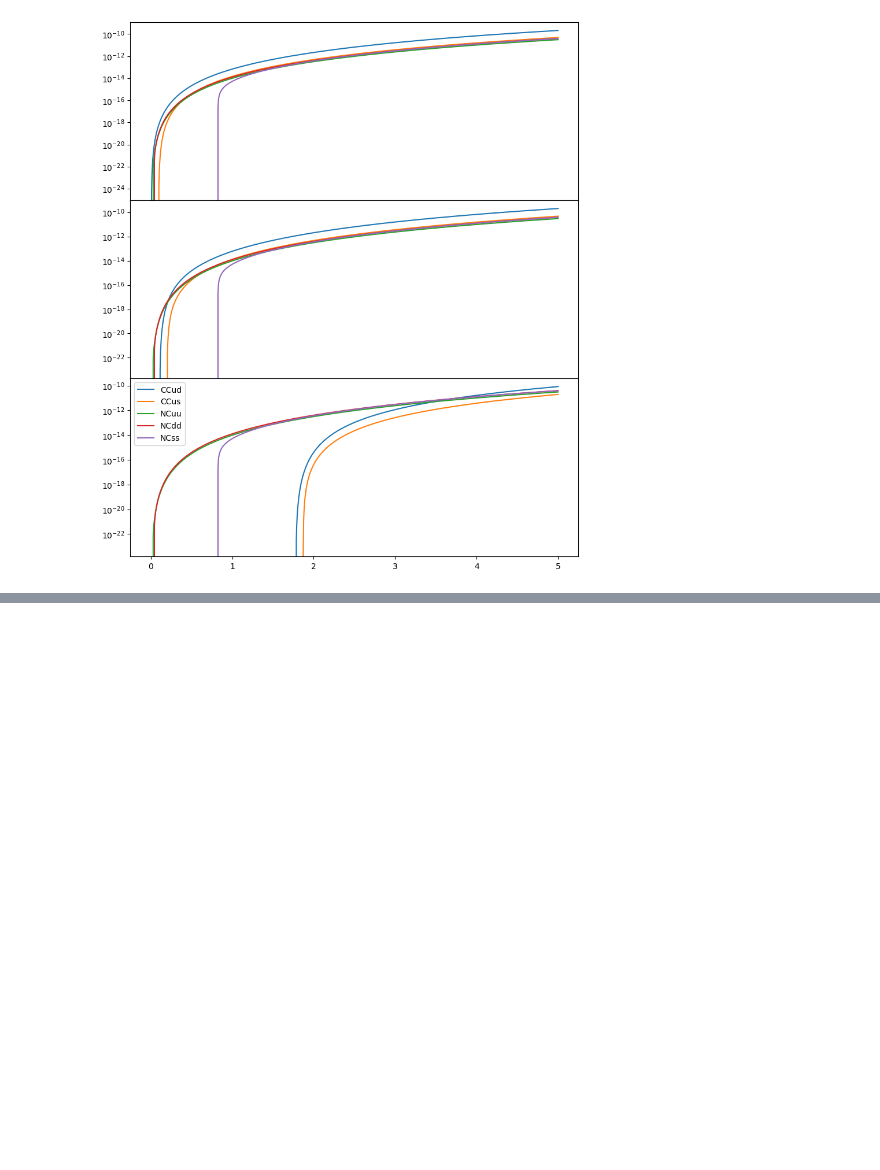
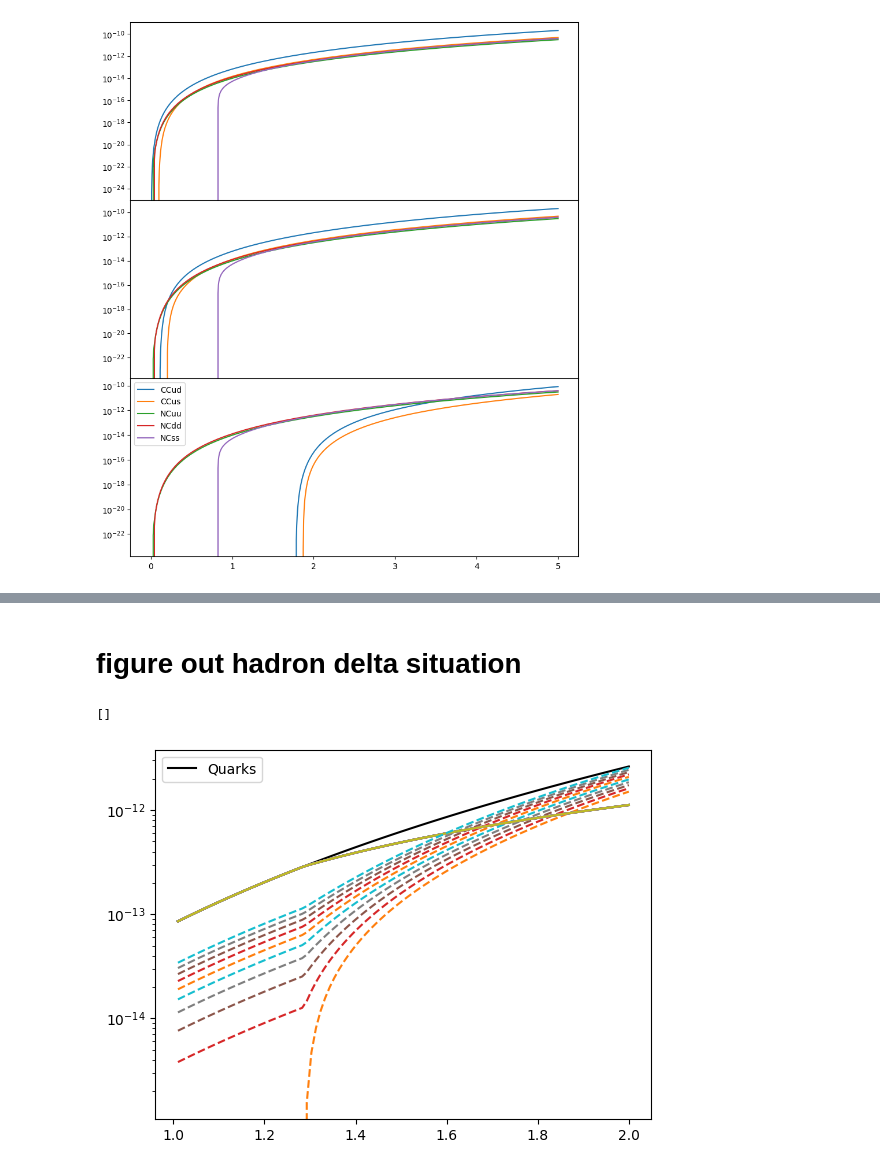
Before and after one commit to nickkamp1/SIREN_KM3NeT, a Jupyter notebook: HNLDecayWidths.ipynb, the cells around one changed output, grey strips where cells are left out. Saved outputs shown, nothing was run; the diff lists cells and outputs as text; code cells hidden in the pictures; blank space fills up the shorter version.

```diff
--- a/HNLDecayWidths.ipynb
+++ b/HNLDecayWidths.ipynb
@@ -335,0 +310,26 @@ stepsize too small
+# %% [markdown]
+# figure out hadron delta situation
+# %%
+kQuarks = tuple([siren.dataclasses.Particle.EMinus,
+                 siren.dataclasses.Particle.Qball])
+kHadrons = tuple([siren.dataclasses.Particle.EMinus,
+                  siren.dataclasses.Particle.Hadrons])
+
+widthsQuarks = np.array(decay_width_dict_e[kQuarks])
+widthsHadrons = np.array(decay_width_dict_e[kHadrons])
+widthsHadrons[:,1] = np.where(widthsHadrons[:,1]<=0,0,widthsHadrons[:,1])
+
+plt.plot(widthsQuarks[:,0],widthsQuarks[:,1],label="Quarks",color="black")
+
+for delta in np.linspace(0,0.4,10):
+
+    w1H = widthsQuarks[:,1] - widthsHadrons[1:,1]
+    w3H = (1+delta)*widthsQuarks[:,1] - w1H
+    plt.plot(widthsQuarks[:,0],w1H)
+    plt.plot(widthsQuarks[:,0],w3H,ls="--")
+
+plt.legend()
+plt.semilogy()
+# %% [output]
+[]
+[figure, added]
```
Also changed, not shown: parts of 6 cells of this notebook, 1 other file.
